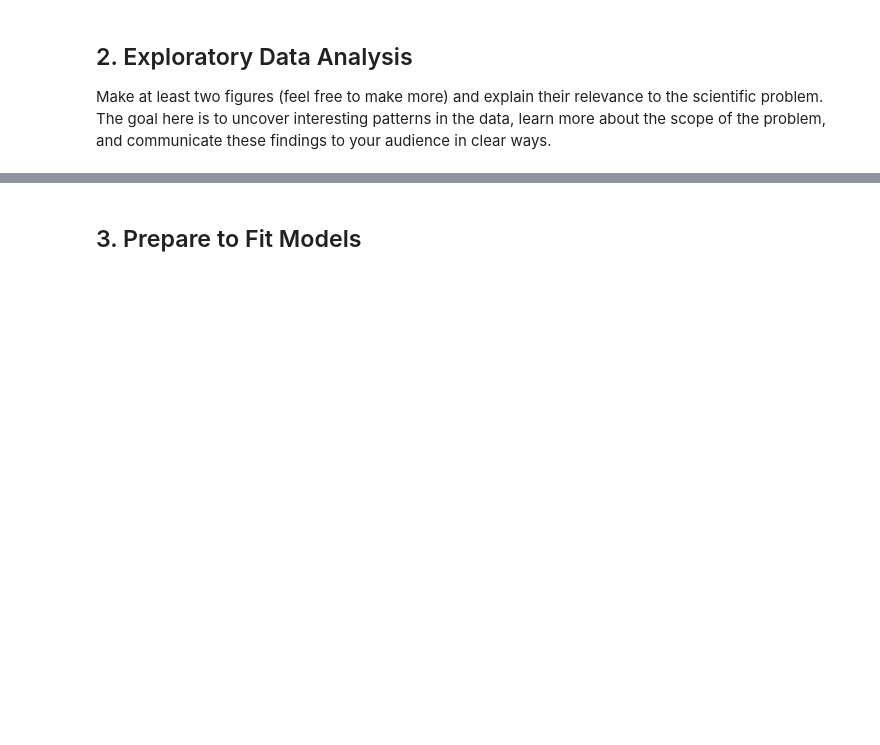
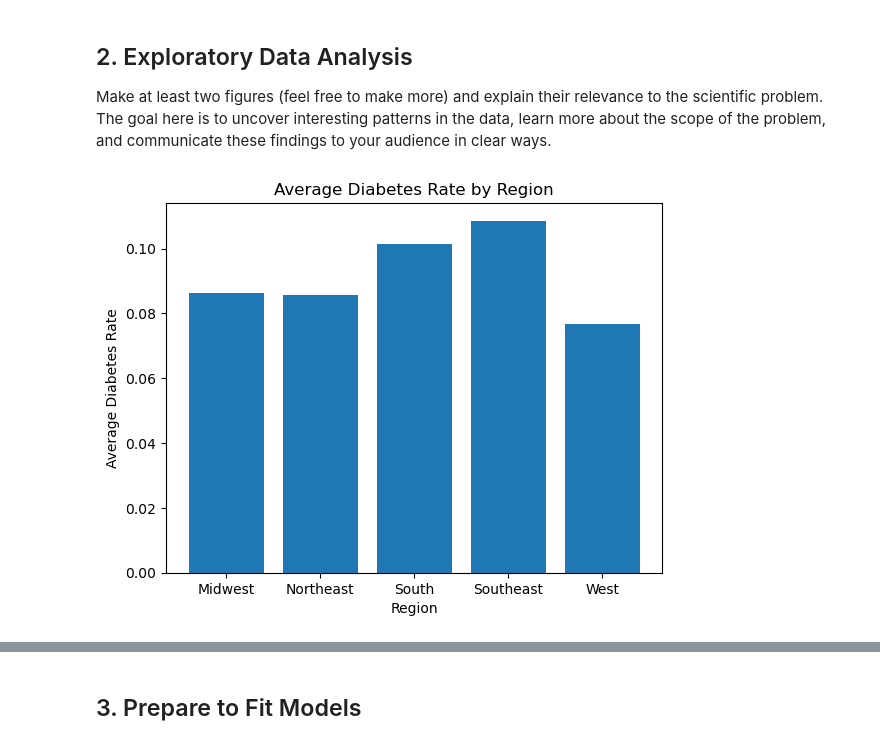
Before and after one commit to joeltam/Computational-Social-Science-Projects, a Jupyter notebook: Project_2/Project 2 Students.ipynb, the cells around one changed output, grey strips where cells are left out. Drawn from its saved outputs; the diff is of its cells as text; code cells hidden in the pictures; blank space fills up the shorter version.

```diff
--- a/Project_2/Project 2 Students.ipynb
+++ b/Project_2/Project 2 Students.ipynb
@@ -128,17 +146,17 @@ We should probably scale our count variables to be proportional to county popula
 
 # select count variables to recode to percentages; make sure we leave out ratios and our population variable
 # because these don't make sense to scale by population
-rc_cols = [col for col in ______.columns if col not in ['County', 'State', 'CountyFIPS',
+rc_cols = [col for col in diabetes.columns if col not in ['County', 'State', 'CountyFIPS',
                                                         'sex and age_total population_65 years and over_sex ratio (males per 100 females)',
                                                         'sex and age_total population_sex ratio (males per 100 females)',
                                                         'sex and age_total population_18 years and over_sex ratio (males per 100 females)',
                                                         'race_total population']]
 
 # recode all selected columns to numeric
-diabetes[______] = diabetes[______].apply(pd.to_numeric, errors='coerce')
+diabetes[rc_cols] = diabetes[rc_cols].apply(pd.to_numeric, errors='coerce')
 
 # divide all columns but those listed above by total population to calculate rates
-diabetes[______] = diabetes[______].div(______['race_total population'], axis=0)
+diabetes[rc_cols] = diabetes[rc_cols].div(diabetes['race_total population'], axis=0)
 # %% [markdown]
 Let's check our work. Are all rates bounded by 0 and 1 as expected?
 # %%
@@ -185,6 +221,6 @@ def getDuplicateColumns(df):
                 duplicateColumnNames.add(df.columns.values[y])
     return list(duplicateColumnNames)
 
-duplicateColumnNames = list(getDuplicateColumns(______))
+duplicateColumnNames = list(getDuplicateColumns(diabetes))
 print('Duplicate Columns are as follows: ')
 duplicateColumnNames
@@ -193,7 +237,7 @@ duplicateColumnNames
 # drop columns from duplicates list
 #-----------
 # now drop list of duplicate features from our df using the .drop() method
-diabetes = diabetes.drop(columns=______)
+diabetes = diabetes.drop(columns=duplicateColumnNames)
 # %% [markdown]
 Finally, there are many states accounted for the in dataset. If we convert this column to a categorical variable, and create dummies, it will create a rather sparse matrix (many 0s in our dataset) becuase there will be 49 dummy variables. One alternative is to classify each state to a larger US region and use that variable instead of state. The following code will do that.
 # %%
@@ -264,4 +322,13 @@ Make at least two figures (feel free to make more) and explain their relevance t
 # %%
 #
 # EDA #1 and interpretations in this section
 #-----------
+mean_diabetes = diabetes.groupby('Region')['Diabetes_Number'].mean()
+plt.bar(mean_diabetes.index, mean_diabetes.values)
+plt.xlabel('Region')
+plt.ylabel('Average Diabetes Rate')
+plt.title('Average Diabetes Rate by Region')
+plt.show()
+# Interpretations in following markdown
+# %% [output]
+[figure, added]
```
Also changed, not shown: parts of 33 cells of this notebook.
